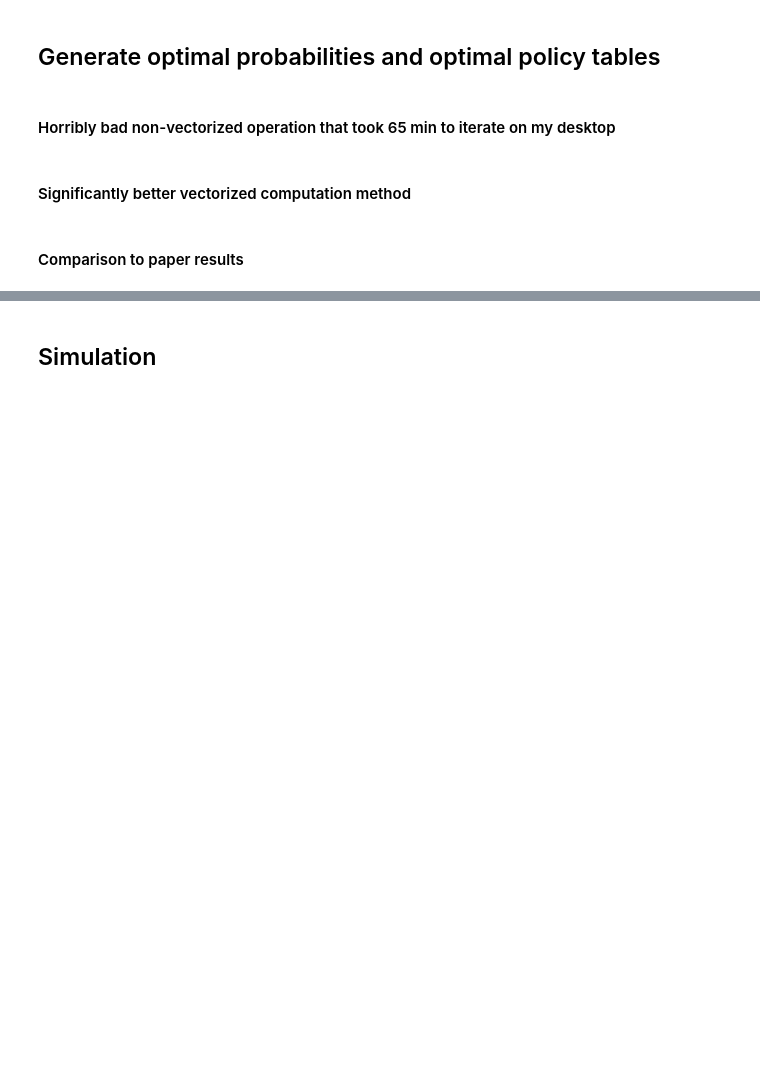
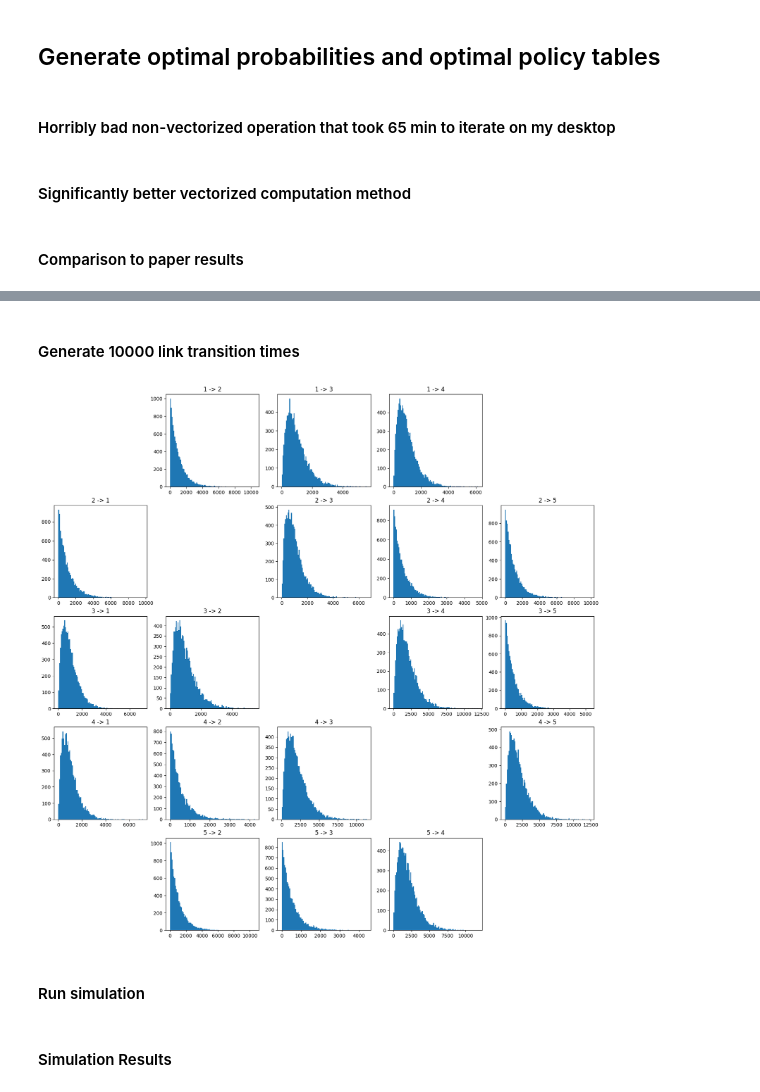
Before and after one commit to darpitydarp/ECI-253, a Jupyter notebook: HW3/ECI_253_HW3.ipynb, the cells around one changed output, grey strips where cells are left out. Drawn from its saved outputs; the diff is of its cells as text; code cells hidden in the pictures; blank space fills up the shorter version.

```diff
--- a/HW3/ECI_253_HW3.ipynb
+++ b/HW3/ECI_253_HW3.ipynb
@@ -199,0 +208,39 @@ display(policy.loc[['1','2'], [20,107,271,524,896,1439,2286,3919]])
+# %% [markdown]
+#### Generate 10000 link transition times
+# %%
+# Create 3D dataframe to store simulation times
+simulationTimes = pd.DataFrame(
+    index=[startNodeIndex, endNodeIndex],
+    columns=np.arange(0, 10000)
+)
+simulationTimes.index.names = ['startNode', 'endNode']
+
+# Generate simulation transition times for each edge
+# Generate transition times for each edge
+for startNode, endNode in simulationTimes.index:
+
+    # Skip if edge does not exist
+    if gammaParams.loc[startNode, endNode] is np.nan:
+        continue
+
+    # Find alpha and beta parameters for gamma distribution
+    alpha, beta = gammaParams.loc[startNode, endNode]
+
+    # Create probability distribution for edge by multiplying gamma distribution with time interval
+    time = gamma.rvs(a=alpha, scale=1/beta, size=10000)
+    simulationTimes.loc[startNode, endNode] = time / timeUnit
+    # Dividing by timeUnit helps for indexing during the simulation
+# %%
+# Plot simulation transition times for the heck of it (it matches the distribution plots yay)
+fig, axs = plt.subplots(5, 5, figsize=(20, 20))
+for i, startNode in enumerate(nodes):
+    for j, endNode in enumerate(nodes):
+        if gammaParams.loc[startNode, endNode] is np.nan:
+            axs[i, j].axis('off')
+            continue
+        axs[i, j].hist(simulationTimes.loc[(startNode, endNode)], bins=100)
+        axs[i, j].set_title(f'{startNode} -> {endNode}')
+# %% [output]
+[figure, added]
+# %% [markdown]
+#### Run simulation
@@ -200,2 +299,2 @@ display(policy.loc[['1','2'], [20,107,271,524,896,1439,2286,3919]])
 # %% [markdown]
-## Simulation
+#### Simulation Results
```
Also changed, not shown: parts of 5 cells of this notebook.
